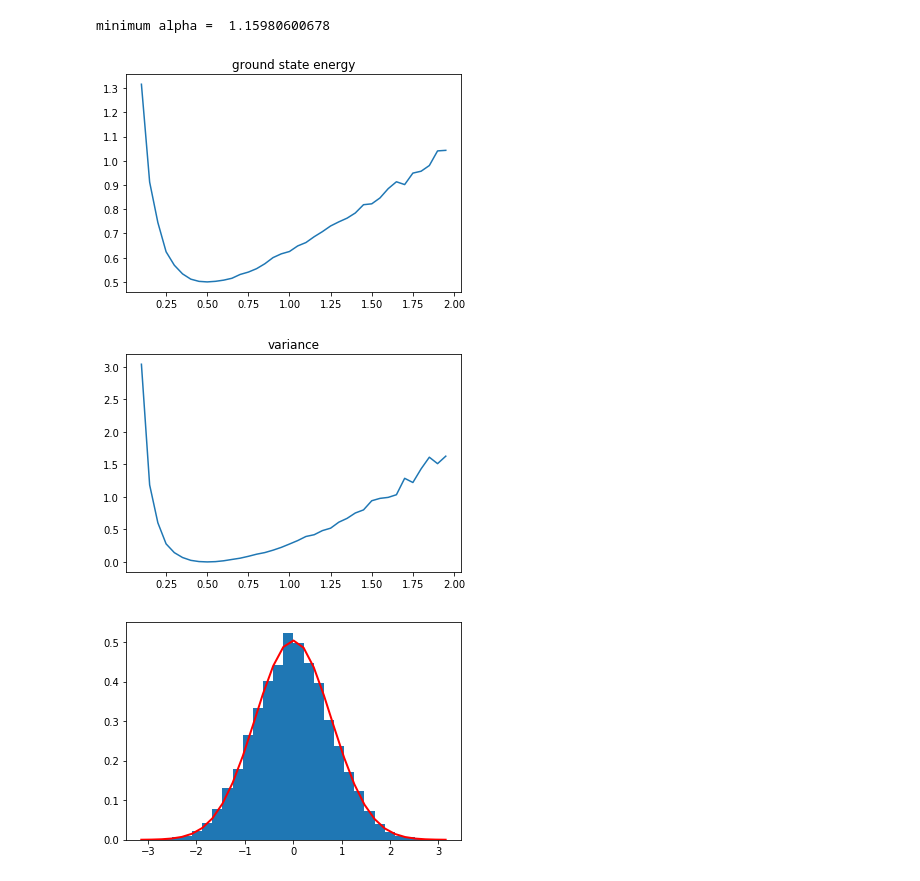
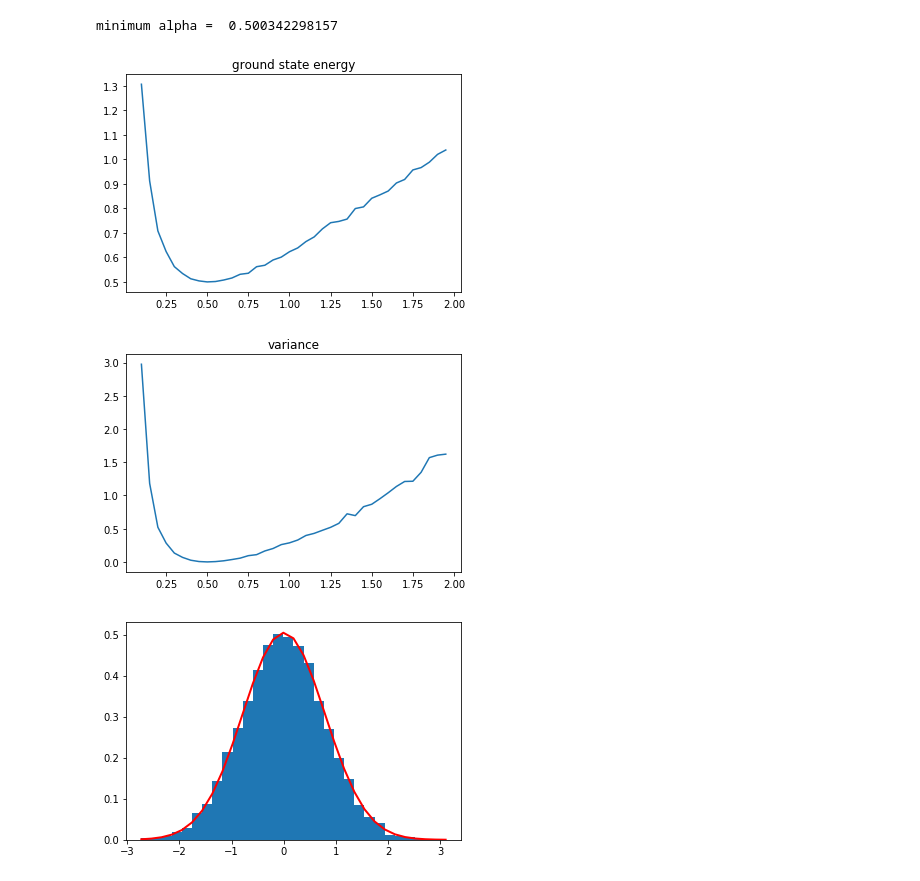
Before and after one commit to vincevdk/quantum-monte-carlo, a Jupyter notebook: quantum_vmc.ipynb, the cells around one changed output. Drawn from its saved outputs; the diff is of its cells as text; code cells hidden in the pictures.

```diff
--- a/quantum_vmc.ipynb
+++ b/quantum_vmc.ipynb
@@ -46,18 +46,19 @@ def derivative_E(alpha):
     return(deriv_E)
 
 def minimization_alpha():
-    alpha_start = 1.2
     gamma = 0.1
-    tol = 0.001
-    max_it = 1000
+    tol = 0.0001
+    max_it = 10000
+    alpha_min = 1.2
+    difference = 1.2
+    i = 0
 
-    for i in range(max_it):
-        alpha_current = alpha_start
-        alpha_new = alpha_current - gamma * derivative_E(alpha_current)
-        difference = alpha_new - alpha_current
-        if abs(difference) <= tol:
-            break
-    print("minimum alpha = ", alpha_new)
+    while abs(difference) >= tol and i < max_it:
+        keep = alpha_min
+        alpha_min = alpha_min - gamma * derivative_E(alpha_min)
+        difference = alpha_min - keep
+        i += 1
+    print("minimum alpha = ", alpha_min)
 
 
 def vmc():
@@ -98,34 +99,34 @@ def metropolis_algorithm(N, alpha):
 
 E_ground, variance = vmc()
 minimization_alpha()
 
 
 
 ## plots
 
 plt.figure()
 plt.plot(alpha, E_ground)
 plt.title('ground state energy')
 
 plt.figure()
 plt.plot(alpha, variance)
 plt.title('variance')
 
 
 
 ## histogram probability distribution function
 
 alpha = 0.4
 sigma = 1/np.sqrt(4*alpha)
 density = normal_dis(sigma)
 
 plt.figure()
 count, bins, ignored = plt.hist(density, 30, density=True)
 plt.plot(bins, 1/(sigma * np.sqrt(2 * np.pi)) *
 np.exp( - (bins)**2 / (2 * sigma**2) ),linewidth=2, color='r')
 plt.show()
 # %% [output]
-minimum alpha =  1.15980600678
+minimum alpha =  0.500342298157
-[figure, old version]
+[figure, new version]
-[figure, old version]
+[figure, new version]
-[figure, old version]
+[figure, new version]
```
